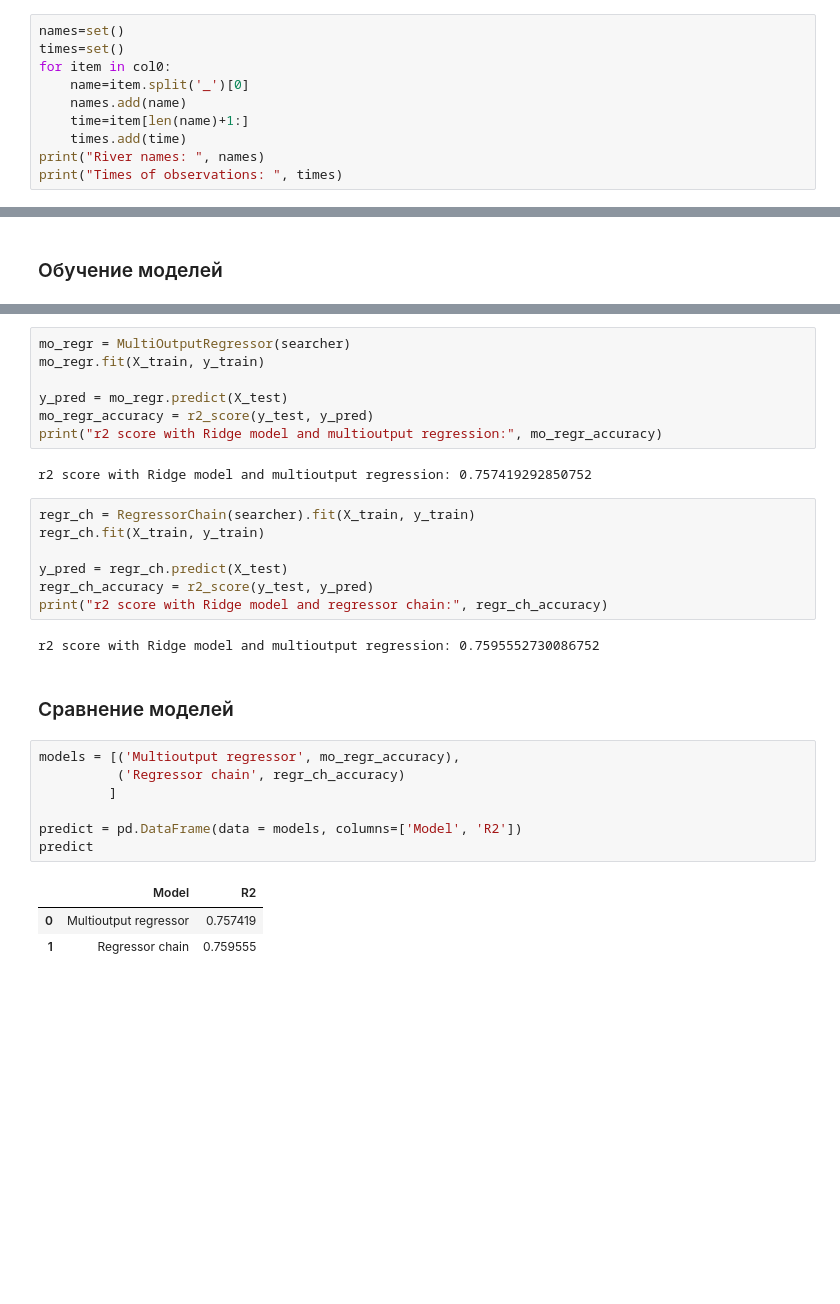
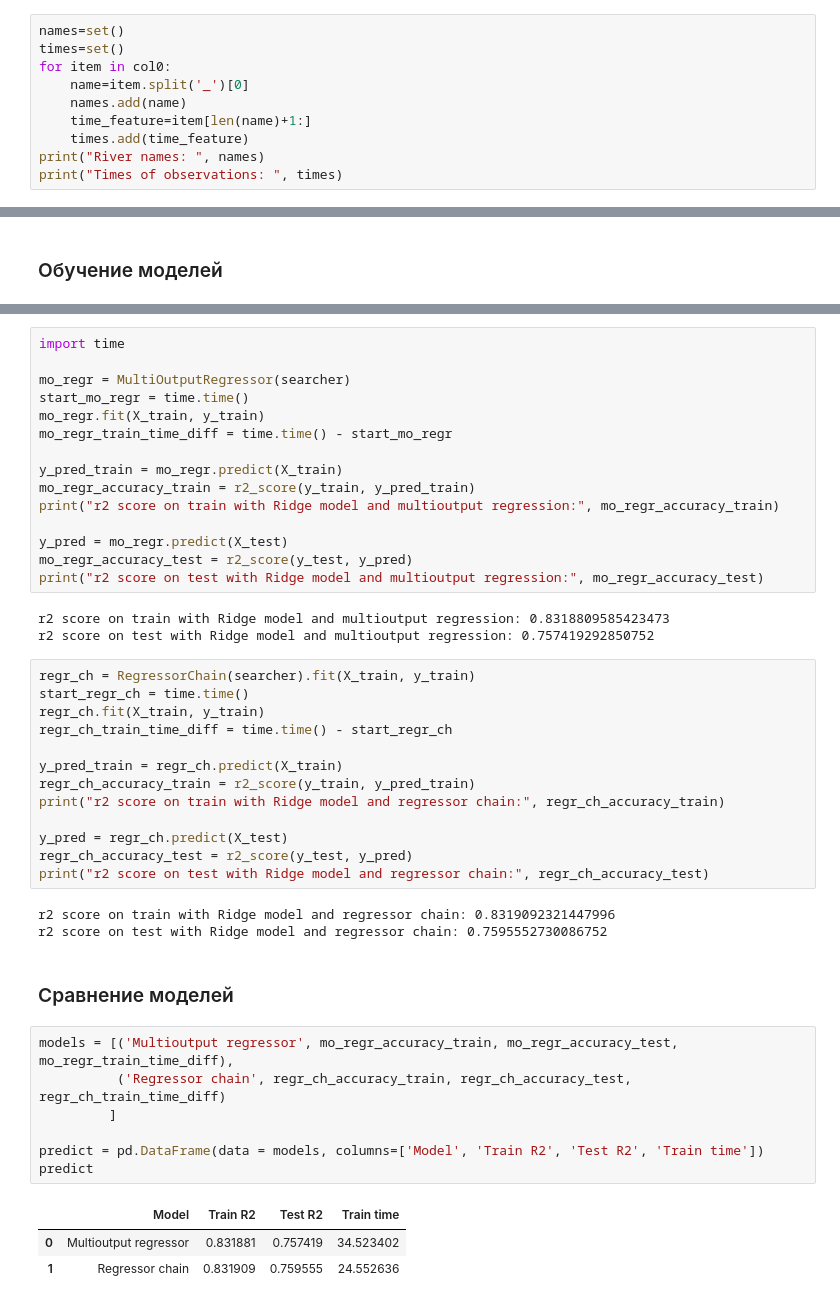
Before and after one commit to katevi/Introduction-to-ML, a Jupyter notebook: lab3/multiclass_classification_multioutput_regression.ipynb, the cells around one changed output, grey strips where cells are left out. Saved outputs shown, nothing was run; the diff lists cells and outputs as text; blank space fills up the shorter version.

Commit message:
Add missed training time comparison

```diff
--- a/lab3/multiclass_classification_multioutput_regression.ipynb
+++ b/lab3/multiclass_classification_multioutput_regression.ipynb
@@ -684,8 +684,8 @@ times=set()
 for item in col0:
     name=item.split('_')[0]
     names.add(name)
-    time=item[len(name)+1:]
-    times.add(time)
+    time_feature=item[len(name)+1:]
+    times.add(time_feature)
 print("River names: ", names)
 print("Times of observations: ", times)
 # %% [output]
@@ -812,32 +818,48 @@ print(searcher.best_params_)
 # %%
+import time
+
 mo_regr = MultiOutputRegressor(searcher)
+start_mo_regr = time.time()
 mo_regr.fit(X_train, y_train)
+mo_regr_train_time_diff = time.time() - start_mo_regr
+
+y_pred_train = mo_regr.predict(X_train)
+mo_regr_accuracy_train = r2_score(y_train, y_pred_train)
+print("r2 score on train with Ridge model and multioutput regression:", mo_regr_accuracy_train)
 
 y_pred = mo_regr.predict(X_test)
-mo_regr_accuracy = r2_score(y_test, y_pred)
-print("r2 score with Ridge model and multioutput regression:", mo_regr_accuracy)
+mo_regr_accuracy_test = r2_score(y_test, y_pred)
+print("r2 score on test with Ridge model and multioutput regression:", mo_regr_accuracy_test)
 # %% [output]
-r2 score with Ridge model and multioutput regression: 0.757419292850752
+r2 score on train with Ridge model and multioutput regression: 0.8318809585423473
+r2 score on test with Ridge model and multioutput regression: 0.757419292850752
 # %%
 regr_ch = RegressorChain(searcher).fit(X_train, y_train)
+start_regr_ch = time.time()
 regr_ch.fit(X_train, y_train)
+regr_ch_train_time_diff = time.time() - start_regr_ch
+
+y_pred_train = regr_ch.predict(X_train)
+regr_ch_accuracy_train = r2_score(y_train, y_pred_train)
+print("r2 score on train with Ridge model and regressor chain:", regr_ch_accuracy_train)
 
 y_pred = regr_ch.predict(X_test)
-regr_ch_accuracy = r2_score(y_test, y_pred)
-print("r2 score with Ridge model and regressor chain:", regr_ch_accuracy)
+regr_ch_accuracy_test = r2_score(y_test, y_pred)
+print("r2 score on test with Ridge model and regressor chain:", regr_ch_accuracy_test)
 # %% [output]
-r2 score with Ridge model and multioutput regression: 0.7595552730086752
+r2 score on train with Ridge model and regressor chain: 0.8319092321447996
+r2 score on test with Ridge model and regressor chain: 0.7595552730086752
 # %% [markdown]
 ### Сравнение моделей
 # %%
-models = [('Multioutput regressor', mo_regr_accuracy),
-          ('Regressor chain', regr_ch_accuracy)
+models = [('Multioutput regressor', mo_regr_accuracy_train, mo_regr_accuracy_test, mo_regr_train_time_diff),
+          ('Regressor chain', regr_ch_accuracy_train, regr_ch_accuracy_test, regr_ch_train_time_diff)
          ]
 
-predict = pd.DataFrame(data = models, columns=['Model', 'R2'])
+predict = pd.DataFrame(data = models, columns=['Model', 'Train R2', 'Test R2', 'Train time'])
 predict
 # %% [output]
-|  | Model | R2 |
-| 0 | Multioutput regressor | 0.757419 |
-| 1 | Regressor chain | 0.759555 |
+|  | Model | Train R2 | Test R2 | Train time |
+| 0 | Multioutput regressor | 0.831881 | 0.757419 | 34.523402 |
+| 1 | Regressor chain | 0.831909 | 0.759555 | 24.552636 |
 # %% [markdown]
```
Also changed, not shown: parts of 11 cells of this notebook.
